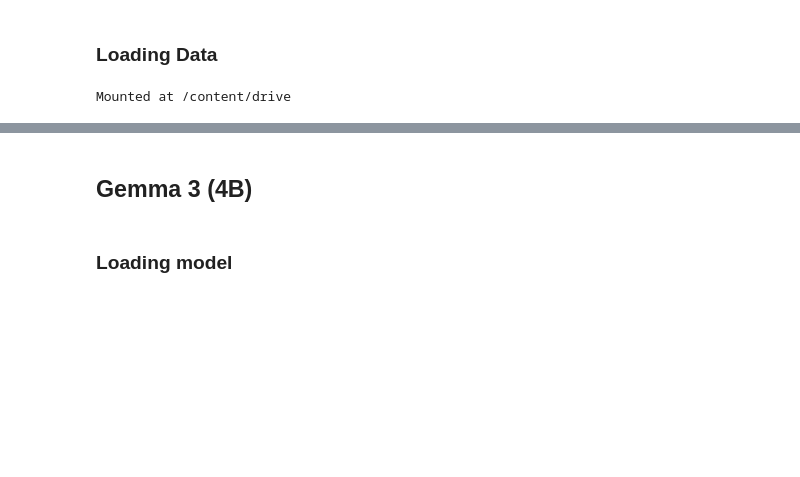
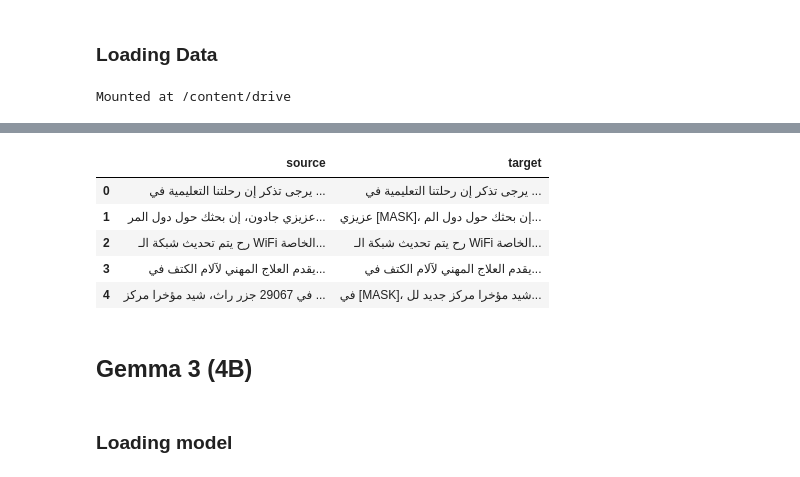
Before and after one commit to MuhammadHelmyOmar/ArabicPIIRedaction, a Jupyter notebook: fine-tuning_SLMs.ipynb, the cells around one changed output, grey strips where cells are left out. Drawn from its saved outputs; the diff is of its cells as text; code cells hidden in the pictures; blank space fills up the shorter version.

```diff
--- a/fine-tuning_SLMs.ipynb
+++ b/fine-tuning_SLMs.ipynb
@@ -402,3 +407,12 @@ display_ar_eng(train_data['target'][0])
+# %%
+train_data.head()
+# %% [output]
+|  | source | target |
+| 0 | يرجى تذكر إن رحلتنا التعليمية في ... | يرجى تذكر إن رحلتنا التعليمية في ... |
+| 1 | عزيزي جادون، إن بحثك حول دول المر... | عزيزي [MASK]، إن بحثك حول دول الم... |
+| 2 | رح يتم تحديث شبكة الـ WiFi الخاصة... | رح يتم تحديث شبكة الـ WiFi الخاصة... |
+| 3 | يقدم العلاج المهني لآلام الكتف في... | يقدم العلاج المهني لآلام الكتف في... |
+| 4 | في 29067 جزر راث، شيد مؤخرا مركز ... | في [MASK]، شيد مؤخرا مركز جديد لل... |
 # %% [markdown]
 ## Gemma 3 (4B)
 # %% [markdown]
```
Also changed, not shown: parts of 21 cells of this notebook.
